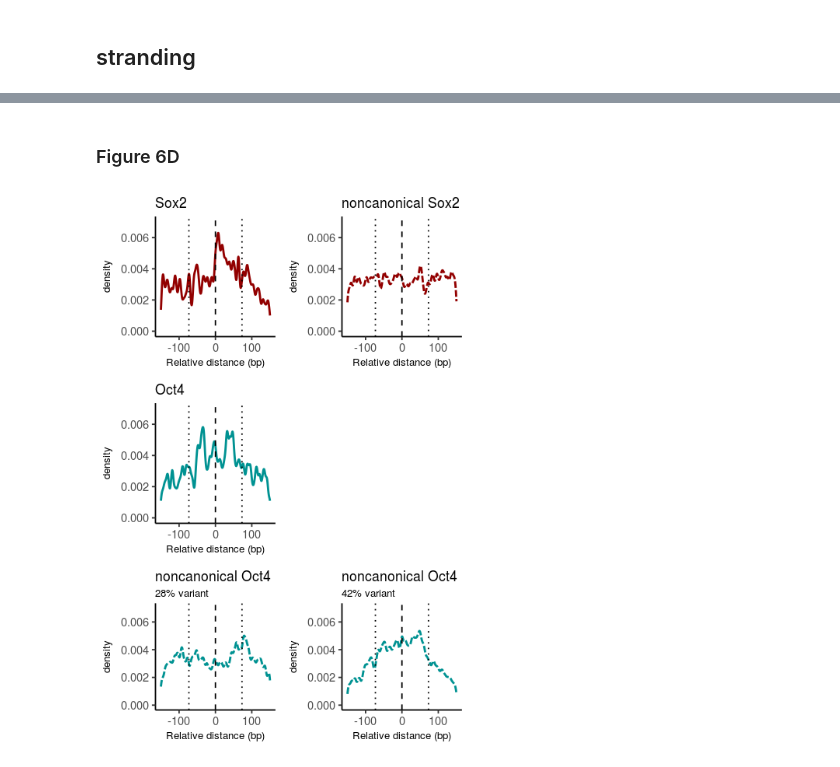
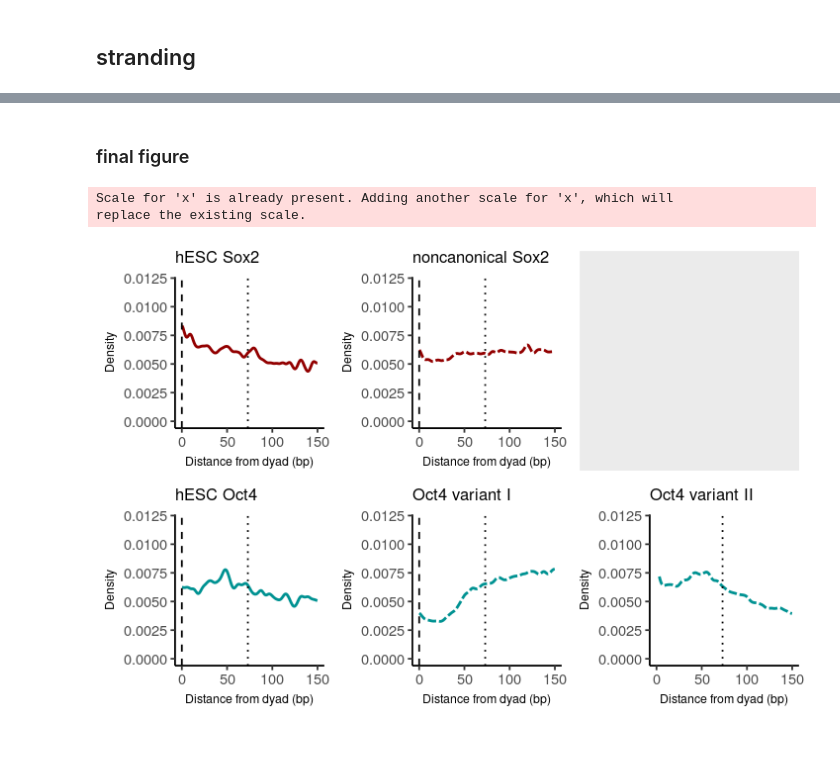
Before and after one commit to LiZhaoLab/Oct4Sox2_nuclpos, a Jupyter notebook: ipynb/bioc-human-analysis-public.ipynb, the cells around one changed output, grey strips where cells are left out. Saved outputs shown, nothing was run; the diff lists cells and outputs as text; code cells hidden in the pictures.

```diff
--- a/ipynb/bioc-human-analysis-public.ipynb
+++ b/ipynb/bioc-human-analysis-public.ipynb
@@ -104,21 +105,21 @@ Seqinfo object with 25 sequences (1 circular) from hg38 genome:
 
 general formula: genomic coordinate of a motif's start = genomic coordinate of a motif's peak window + FIMO-reported start coordinate - value of flanking DNA bp (generally 200) - 1 (due to 1-based indexing, likely in FIMO)
 # %%
-std_Octmotifs   <- import("~/SoxOct/Soufi2015/Oct_motifs_200.strand.bed")
-std_Oct28motifs <- import("~/SoxOct/Soufi2015/OctNucHi28_motifs_200.strand.bed")
-std_Oct42motifs <- import("~/SoxOct/Soufi2015/OctNucHi4_motifs_200.strand.bed")
+std_Octmotifs   <- import("~/SoxOct/chipseq/Soufi2012/Oct_motifs_200.strand.bed")
+std_Oct28motifs <- import("~/SoxOct/chipseq/Soufi2012/Oct28_motifs_200.strand.bed")
+std_Oct42motifs <- import("~/SoxOct/chipseq/Soufi2012/Oct42_motifs_200.strand.bed")
 
 std_Octmotifs_c   <- resize(std_Octmotifs  , width = 2, fix = 'center')
 std_Oct28motifs_c <- resize(std_Oct28motifs, width = 2, fix = 'center')
 std_Oct42motifs_c <- resize(std_Oct42motifs, width = 2, fix = 'center')
 
-std_Soxmotifs   <- import("~/SoxOct/Soufi2015/Sox_motifs_200.strand.bed")
-std_Sox74motifs <- import("~/SoxOct/Soufi2015/SoxNucHi74_motifs_200.strand.bed")
+std_Soxmotifs   <- import("~/SoxOct/chipseq/Soufi2012/Sox_motifs_200.strand.bed")
+std_Sox74motifs <- import("~/SoxOct/chipseq/Soufi2012/Sox74_motifs_200.strand.bed")
 
 std_Soxmotifs_c   <- resize(std_Soxmotifs  , width = 2, fix = 'center')
 std_Sox74motifs_c <- resize(std_Sox74motifs, width = 2, fix = 'center')
 
-std_outermotifs <- import("~/SoxOct/Soufi2015/outermotifs_200.strand.bed")
+std_outermotifs <- import("~/SoxOct/chipseq/Soufi2012/tandem_motifs_200.strand.bed")
 std_outermotifs_c <- resize(std_outermotifs, width = 2, fix = 'center')
 # %% [markdown]
 ## load nucleosome positions
@@ -240,19 +329,34 @@ dist_strand_h_p_Oct    <- strandedDistanceByNearest(target = npeaks_h_p_c, query
 dist_strand_h_p_Oct28    <- strandedDistanceByNearest(target = npeaks_h_p_c, query = std_Oct28motifs_c)
 dist_strand_h_p_Oct42    <- strandedDistanceByNearest(target = npeaks_h_p_c, query = std_Oct42motifs_c)
 dist_strand_h_p_Sox74    <- strandedDistanceByNearest(target = npeaks_h_p_c, query = std_Sox74motifs_c)
-# %% [markdown]
-### Figure 6D
 # %%
-plt_outer <- strandeddens(dist_strand_h_p,       filter = 150, bw=3)      +ggtitle('hESC OctSox')
-plt_Sox <-   strandeddens(dist_strand_h_p_Sox,   filter = 150, bw=3, color=safered)    +ggtitle('Sox2')
-plt_Oct <-   strandeddens(dist_strand_h_p_Oct,   filter = 150, bw=3, color=safegreen)    +ggtitle('Oct4')
+plt_Sox <-   unstrandeddens(dist_strand_h_p_Sox,   filter = 150, bw=3,
+                             smoothleft=TRUE, smoothright=TRUE, color=safered)      +ggtitle('hESC Sox2')
+plt_Oct <-   unstrandeddens(dist_strand_h_p_Oct,   filter = 150, bw=3,
+                             smoothleft=TRUE, smoothright=TRUE, color=safegreen)    +ggtitle('hESC Oct4')
 
-plt_Oct28 <- strandeddens(dist_strand_h_p_Oct28, filter = 150, bw=3, color=safegreen, linetype="31") +ggtitle('noncanonical Oct4', subtitle='28% variant')
-plt_Oct42 <- strandeddens(dist_strand_h_p_Oct42, filter = 150, bw=3, color=safegreen, linetype="31") +ggtitle('noncanonical Oct4', subtitle='42% variant')
-plt_Sox74 <- strandeddens(dist_strand_h_p_Sox74, filter = 150, bw=3, color=safered, linetype="31") +ggtitle('noncanonical Sox2')
+plt_Oct28 <- unstrandeddens(dist_strand_h_p_Oct28, filter = 150, bw=3,
+                             smoothleft=TRUE, smoothright=TRUE, color=safegreen, linetype="31") +ggtitle('Oct4 variant I')
+plt_Oct42 <- unstrandeddens(dist_strand_h_p_Oct42, filter = 150, bw=3,
+                             smoothleft=TRUE, smoothright=TRUE, color=safegreen, linetype="31") +ggtitle('Oct4 variant II')
+plt_Sox74 <- unstrandeddens(dist_strand_h_p_Sox74, filter = 150, bw=3,
+                              smoothleft=TRUE, smoothright=TRUE, color=safered, linetype="31")   +ggtitle('noncanonical Sox2')
 
-options(repr.plot.width=4, repr.plot.height=6)
-multiplot(plt_Sox, plt_Sox74, plt_Oct, plt_Oct28, plt_Oct42, layout=matrix(c(1,2,3,0,4,5), nrow=3, byrow=TRUE))
-options(repr.plot.width=6, repr.plot.height=2)
+
+blankplt <- ggplot()
-# %% [output]
-[figure, removed]
+# %% [markdown]
+### final figure
+# %%
+options(repr.plot.width=6, repr.plot.height=4)
+multiplot(  plt_Sox,
+          plt_Sox74,
+          blankplt,
+            plt_Oct,
+          plt_Oct28,
+          plt_Oct42 +xlim(3,150),
+          layout=matrix(c(1,2,3,4,5,6), nrow=2, byrow=TRUE))
+options(repr.plot.width=6, repr.plot.height=2)
+# %% [output]
+Scale for 'x' is already present. Adding another scale for 'x', which will
+replace the existing scale.
+[figure, added]
```
Also changed, not shown: parts of 23 cells of this notebook, 5 other files.
